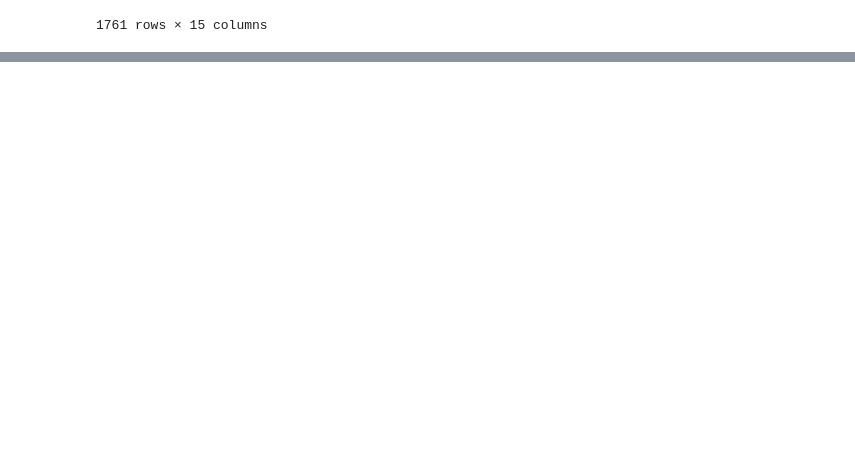
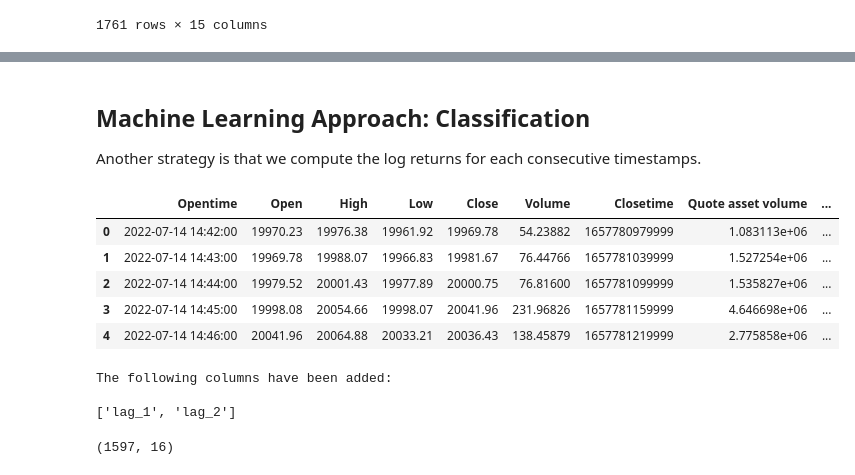
Before and after one commit to pehcy/binoculars, a Jupyter notebook: src/notebook/strategy.ipynb, the cells around one changed output, grey strips where cells are left out. Drawn from its saved outputs; the diff is of its cells as text; code cells hidden in the pictures; blank space fills up the shorter version.

```diff
--- a/src/notebook/strategy.ipynb
+++ b/src/notebook/strategy.ipynb
@@ -61,3 +62,17 @@ df
 ax = df['Position'].plot(figsize=(10,6))
 # %% [output]
 [figure]
+# %% [markdown]
+## Machine Learning Approach: Classification
+
+Another strategy is that we compute the log returns for each consecutive timestamps.
+# %%
+df = pd.read_csv("../data/btcusdt.csv")
+df.head()
+# %% [output]
+|  | Opentime | Open | High | Low | Close | Volume | Closetime | Quote asset volume | ... |
+| 0 | 2022-07-14 14:42:00 | 19970.23 | 19976.38 | 19961.92 | 19969.78 | 54.23882 | 1657780979999 | 1.083113e+06 | ... |
+| 1 | 2022-07-14 14:43:00 | 19969.78 | 19988.07 | 19966.83 | 19981.67 | 76.44766 | 1657781039999 | 1.527254e+06 | ... |
+| 2 | 2022-07-14 14:44:00 | 19979.52 | 20001.43 | 19977.89 | 20000.75 | 76.81600 | 1657781099999 | 1.535827e+06 | ... |
+| 3 | 2022-07-14 14:45:00 | 19998.08 | 20054.66 | 19998.07 | 20041.96 | 231.96826 | 1657781159999 | 4.646698e+06 | ... |
+| 4 | 2022-07-14 14:46:00 | 20041.96 | 20064.88 | 20033.21 | 20036.43 | 138.45879 | 1657781219999 | 2.775858e+06 | ... |
@@ -63,0 +93,6 @@ ax = df['Position'].plot(figsize=(10,6))
+# %%
+create_lags(df)
+# %% [output]
+The following columns have been added:
+
+['lag_1', 'lag_2']
@@ -63,0 +103,5 @@ ax = df['Position'].plot(figsize=(10,6))
+# %%
+train = df.iloc[:split].copy()
+train.shape
+# %% [output]
+(1597, 16)
```
Also changed, not shown: parts of 21 cells of this notebook, 2 other files.
